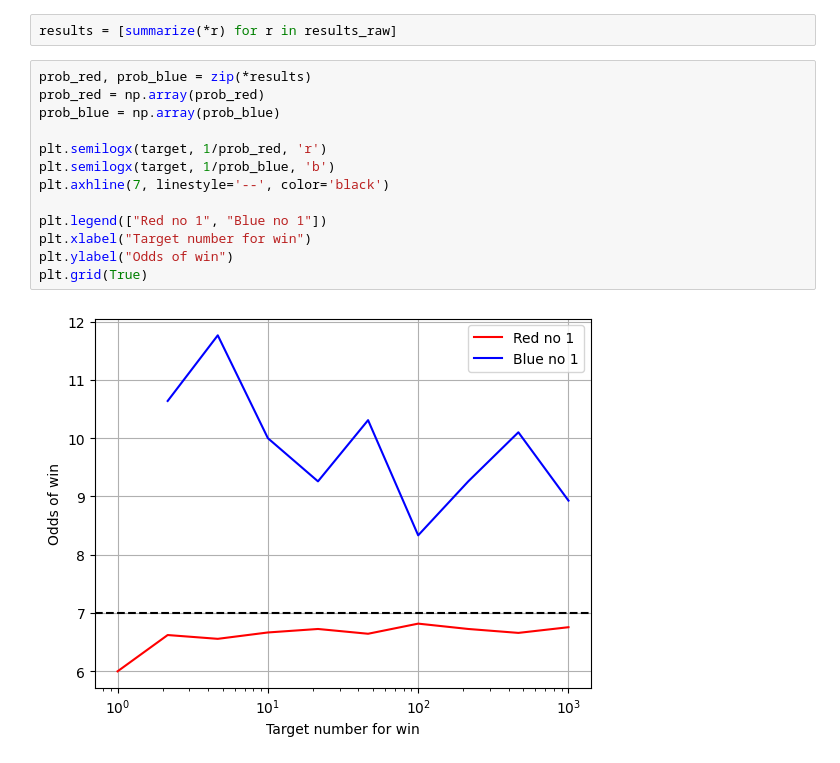
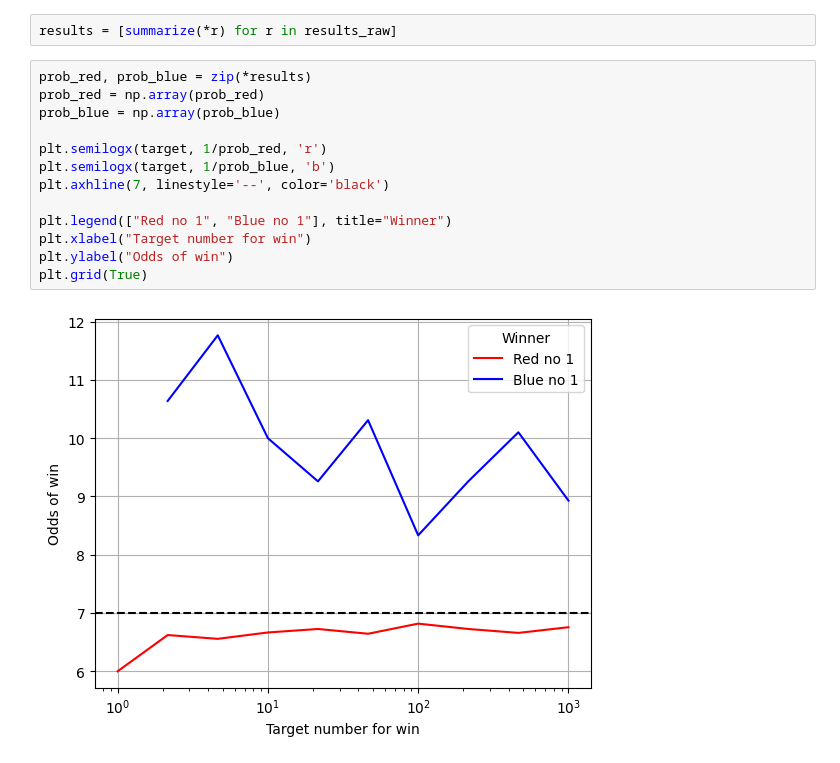
Before and after one commit to charlesbaynham/notebooks, a Jupyter notebook: 20240609 The dice game.ipynb, the cells around one changed output. Cells and saved outputs as stored; diff of their text form.

Commit message:
Plot

```diff
--- a/20240609 The dice game.ipynb
+++ b/20240609 The dice game.ipynb
@@ -166,15 +166,15 @@ results = [summarize(*r) for r in results_raw]
 # %%
 prob_red, prob_blue = zip(*results)
 prob_red = np.array(prob_red)
 prob_blue = np.array(prob_blue)
 
 plt.semilogx(target, 1/prob_red, 'r')
 plt.semilogx(target, 1/prob_blue, 'b')
 plt.axhline(7, linestyle='--', color='black')
 
-plt.legend(["Red no 1", "Blue no 1"])
+plt.legend(["Red no 1", "Blue no 1"], title="Winner")
 plt.xlabel("Target number for win")
 plt.ylabel("Odds of win")
 plt.grid(True)
 # %% [output]
-[figure, old version]
+[figure, new version]
```
